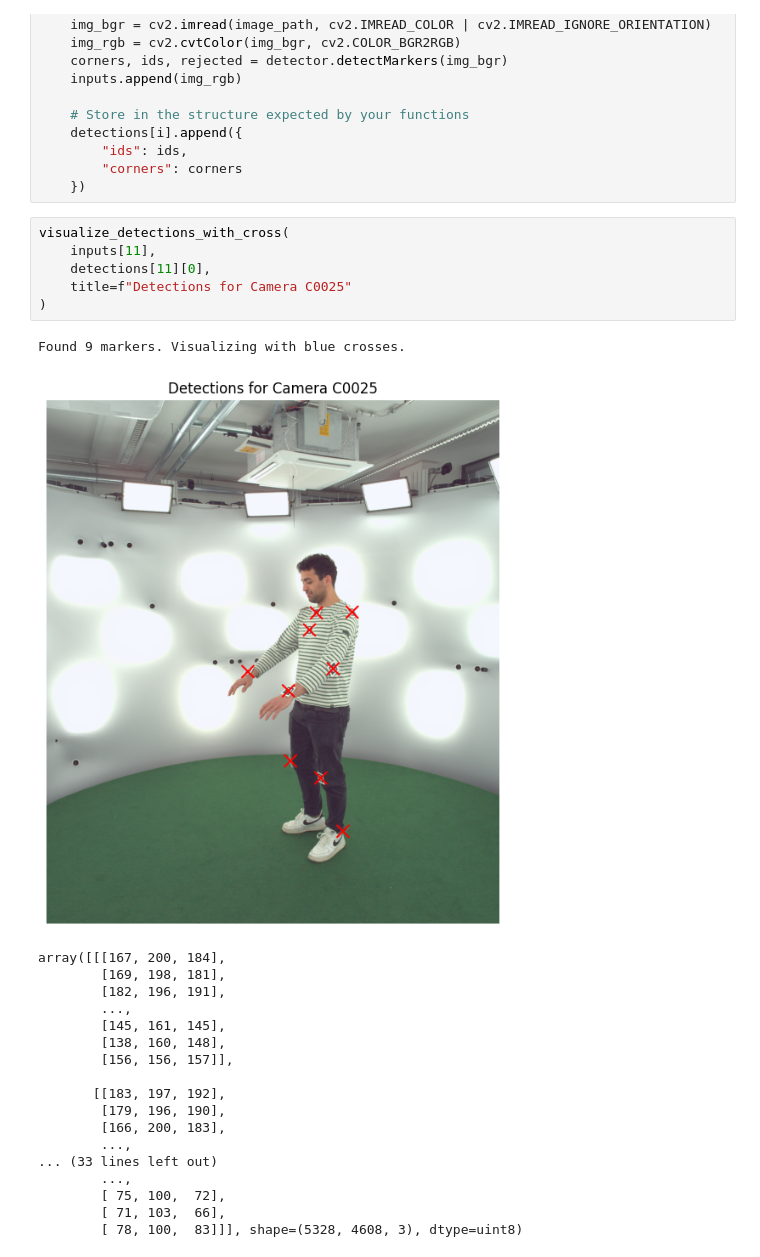
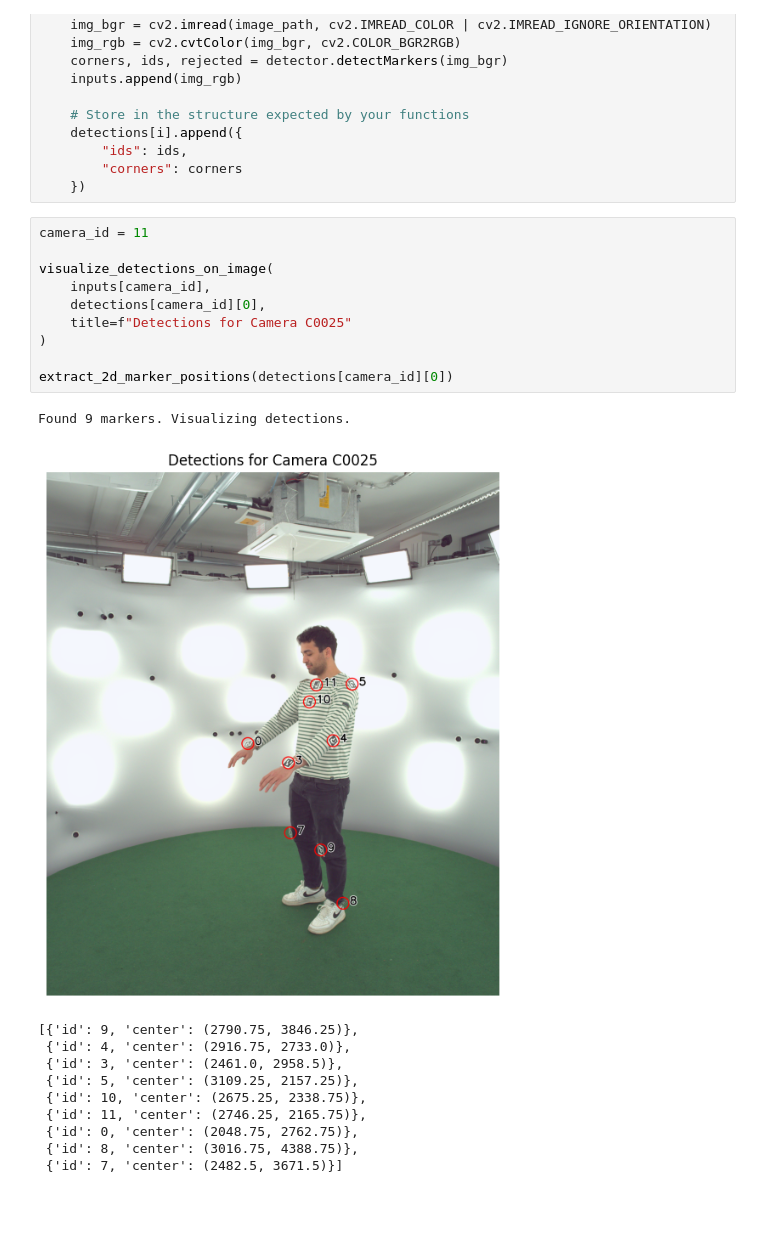
Before and after one commit to gokcandemiralp/ArUco_VCI_Skeleton, a Jupyter notebook: VCI_ArUco.ipynb, the cells around one changed output. Saved outputs shown, nothing was run; the diff lists cells and outputs as text; blank space fills up the shorter version.

```diff
--- a/VCI_ArUco.ipynb
+++ b/VCI_ArUco.ipynb
@@ -40,31 +40,27 @@ for i, view_name in enumerate(view_names):
         "corners": corners
     })
 # %%
-visualize_detections_with_cross(
-    inputs[11],
-    detections[11][0],
+camera_id = 11
+
+visualize_detections_on_image(
+    inputs[camera_id],
+    detections[camera_id][0],
     title=f"Detections for Camera C0025"
 )
+
+extract_2d_marker_positions(detections[camera_id][0])
 # %% [output]
-Found 9 markers. Visualizing with blue crosses.
+Found 9 markers. Visualizing detections.
-[figure, old version]
+[figure, new version]
-array([[[167, 200, 184],
-        [169, 198, 181],
-        [182, 196, 191],
-        ...,
-        [145, 161, 145],
-        [138, 160, 148],
-        [156, 156, 157]],
-
-       [[183, 197, 192],
-        [179, 196, 190],
-        [166, 200, 183],
-        ...,
-... (33 lines left out)
-        ...,
-        [ 75, 100,  72],
-        [ 71, 103,  66],
-        [ 78, 100,  83]]], shape=(5328, 4608, 3), dtype=uint8)
+[{'id': 9, 'center': (2790.75, 3846.25)},
+ {'id': 4, 'center': (2916.75, 2733.0)},
+ {'id': 3, 'center': (2461.0, 2958.5)},
+ {'id': 5, 'center': (3109.25, 2157.25)},
+ {'id': 10, 'center': (2675.25, 2338.75)},
+ {'id': 11, 'center': (2746.25, 2165.75)},
+ {'id': 0, 'center': (2048.75, 2762.75)},
+ {'id': 8, 'center': (3016.75, 4388.75)},
+ {'id': 7, 'center': (2482.5, 3671.5)}]
 # %%
 marker_positions = get_marker_positions(
     detections=detections,
```
Also changed, not shown: parts of 4 cells of this notebook, 1 other file.
